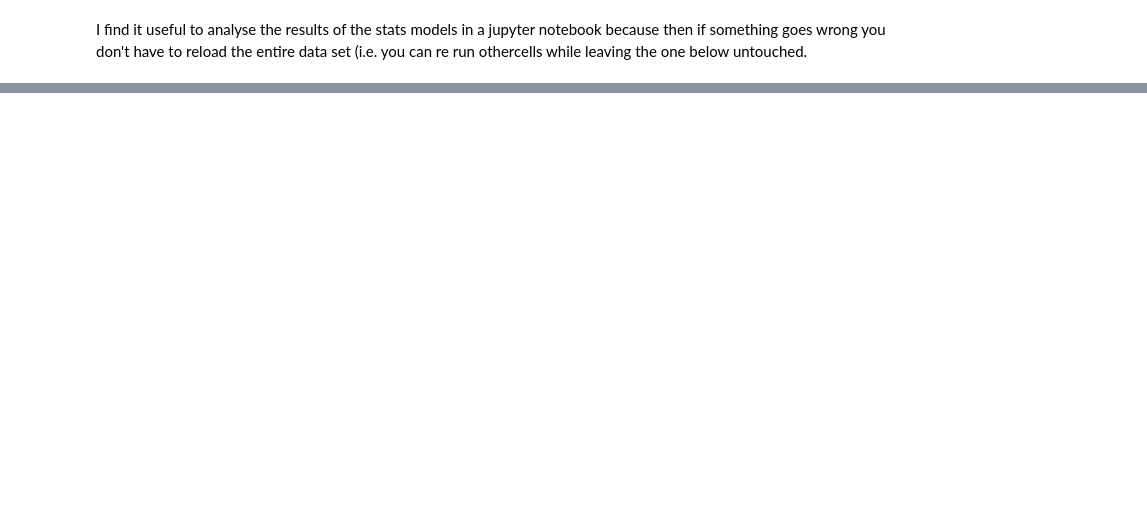
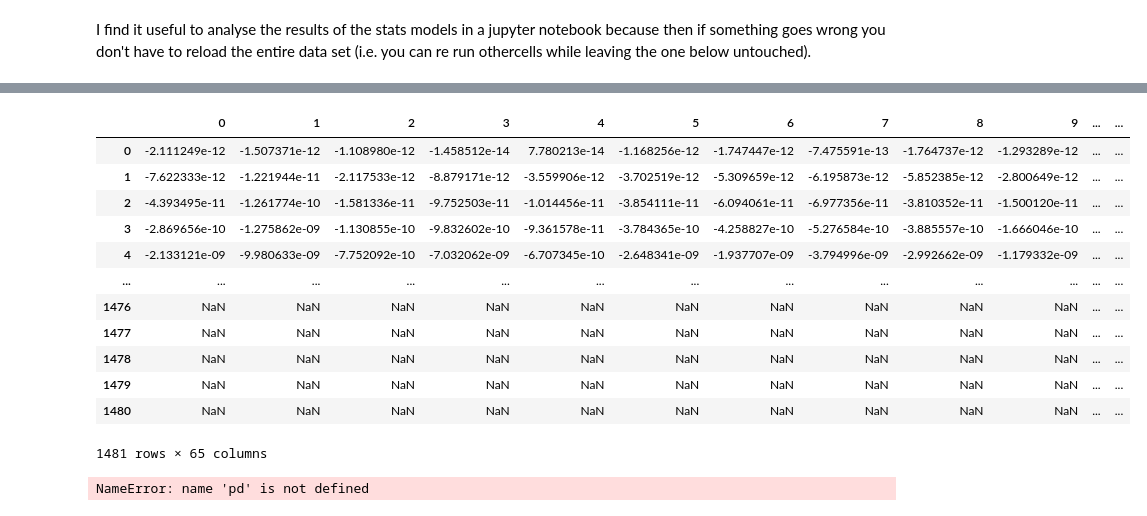
Before and after one commit to cuspaceflight/CamPyRoS, a Jupyter notebook: stats_analysis_example.ipynb, the cells around one changed output, grey strips where cells are left out. Saved outputs shown, nothing was run; the diff lists cells and outputs as text; code cells hidden in the pictures; blank space fills up the shorter version.

```diff
--- a/stats_analysis_example.ipynb
+++ b/stats_analysis_example.ipynb
@@ -5,10 +6,10 @@ import trajectory.plot as plt
 # %% [markdown]
-I find it useful to analyse the results of the stats models in a jupyter notebook because then if something goes wrong you don't have to reload the entire data set (i.e. you can re run othercells while leaving the one below untouched.
+I find it useful to analyse the results of the stats models in a jupyter notebook because then if something goes wrong you don't have to reload the entire data set (i.e. you can re run othercells while leaving the one below untouched).
 # %%
-save_loc = "results/stat_model_20201213"
-max_itts = 3
+save_loc = "results/stat_model_20201215"
+max_itts = 65
 
-l_mu,l_cov,ap_mu,ap_cov,ap_dat,l_dat=stats.analyse(save_loc,max_itts)
+l_mu,l_cov,ap_mu,ap_cov,ap_dat,l_dat,x,y,z,t=stats.analyse(save_loc,max_itts)
 # %%
 plt.stats_landing(l_mu,l_cov,data=l_dat)
 # %% [output]
@@ -21,0 +28,21 @@ plt.stats_apogee(ap_mu,ap_cov,data=ap_dat,landing_mu=l_mu,landing_cov=l_cov,land
+# %%
+y
+# %% [output]
+|  | 0 | 1 | 2 | 3 | 4 | 5 | 6 | 7 | 8 | 9 | ... | ... |
+| 0 | -2.111249e-12 | -1.507371e-12 | -1.108980e-12 | -1.458512e-14 | 7.780213e-14 | -1.168256e-12 | -1.747447e-12 | -7.475591e-13 | -1.764737e-12 | -1.293289e-12 | ... | ... |
+| 1 | -7.622333e-12 | -1.221944e-11 | -2.117533e-12 | -8.879171e-12 | -3.559906e-12 | -3.702519e-12 | -5.309659e-12 | -6.195873e-12 | -5.852385e-12 | -2.800649e-12 | ... | ... |
+| 2 | -4.393495e-11 | -1.261774e-10 | -1.581336e-11 | -9.752503e-11 | -1.014456e-11 | -3.854111e-11 | -6.094061e-11 | -6.977356e-11 | -3.810352e-11 | -1.500120e-11 | ... | ... |
+| 3 | -2.869656e-10 | -1.275862e-09 | -1.130855e-10 | -9.832602e-10 | -9.361578e-11 | -3.784365e-10 | -4.258827e-10 | -5.276584e-10 | -3.885557e-10 | -1.666046e-10 | ... | ... |
+| 4 | -2.133121e-09 | -9.980633e-09 | -7.752092e-10 | -7.032062e-09 | -6.707345e-10 | -2.648341e-09 | -1.937707e-09 | -3.794996e-09 | -2.992662e-09 | -1.179332e-09 | ... | ... |
+| ... | ... | ... | ... | ... | ... | ... | ... | ... | ... | ... | ... | ... |
+| 1476 | NaN | NaN | NaN | NaN | NaN | NaN | NaN | NaN | NaN | NaN | ... | ... |
+| 1477 | NaN | NaN | NaN | NaN | NaN | NaN | NaN | NaN | NaN | NaN | ... | ... |
+| 1478 | NaN | NaN | NaN | NaN | NaN | NaN | NaN | NaN | NaN | NaN | ... | ... |
+| 1479 | NaN | NaN | NaN | NaN | NaN | NaN | NaN | NaN | NaN | NaN | ... | ... |
+| 1480 | NaN | NaN | NaN | NaN | NaN | NaN | NaN | NaN | NaN | NaN | ... | ... |
+1481 rows × 65 columns
+# %%
+apogee=pd.DataFrame()
+apogee["index"]=z.idxmax()
+# %% [output]
+NameError: name 'pd' is not defined
```
Also changed, not shown: parts of 6 cells of this notebook, 20 other files.
